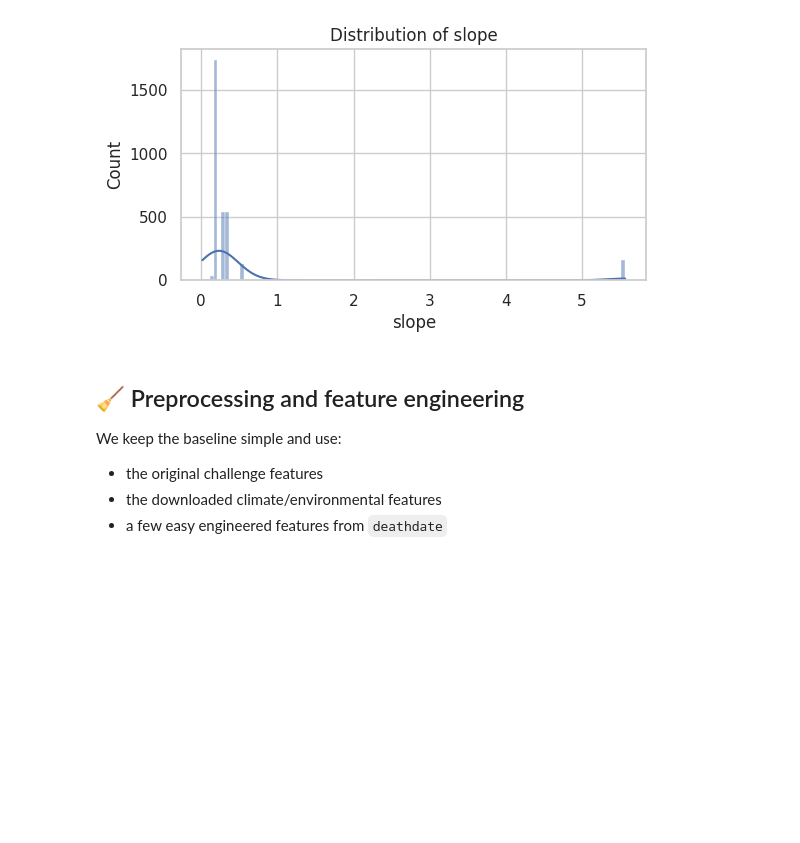
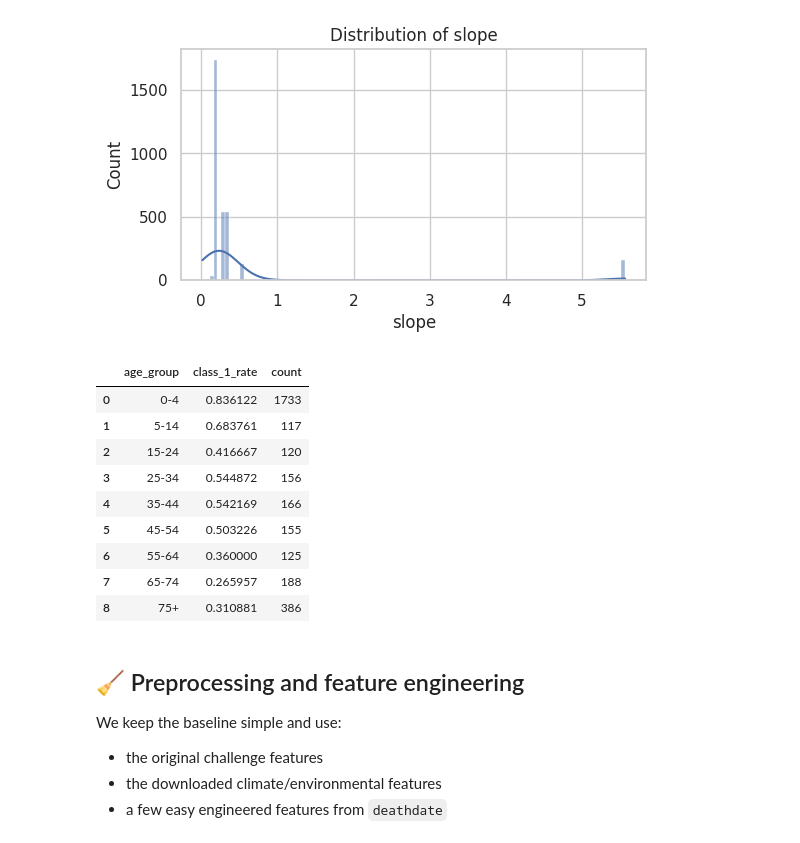
Before and after one commit to Henintsoaaa/climaite-health, a Jupyter notebook: climate_health_starter_notebook_.ipynb, the cells around one changed output. Cells and saved outputs as stored; diff of their text form; code cells hidden in the pictures; blank space fills up the shorter version.

```diff
--- a/climate_health_starter_notebook_.ipynb
+++ b/climate_health_starter_notebook_.ipynb
@@ -191,6 +191,38 @@ for col in features_to_plot:
 [figure]
 [figure]
 [figure]
+# %%
+# Taux de classe 1 par tranche d'âge
+age_bins = [0, 5, 15, 25, 35, 45, 55, 65, 75, np.inf]
+age_labels = ["0-4", "5-14", "15-24", "25-34", "35-44", "45-54", "55-64", "65-74", "75+"]
+
+age_analysis = train[["age", TARGET]].copy()
+age_analysis["age_group"] = pd.cut(
+    age_analysis["age"],
+    bins=age_bins,
+    labels=age_labels,
+    right=False
+)
+
+age_summary = (
+    age_analysis
+    .groupby("age_group", observed=False)[TARGET]
+    .agg(class_1_rate="mean", count="size")
+    .reset_index()
+)
+
+age_summary
+# %% [output]
+|  | age_group | class_1_rate | count |
+| 0 | 0-4 | 0.836122 | 1733 |
+| 1 | 5-14 | 0.683761 | 117 |
+| 2 | 15-24 | 0.416667 | 120 |
+| 3 | 25-34 | 0.544872 | 156 |
+| 4 | 35-44 | 0.542169 | 166 |
+| 5 | 45-54 | 0.503226 | 155 |
+| 6 | 55-64 | 0.360000 | 125 |
+| 7 | 65-74 | 0.265957 | 188 |
+| 8 | 75+ | 0.310881 | 386 |
 # %% [markdown]
 
 ## 🧹 Preprocessing and feature engineering
```
Also changed, not shown: parts of 13 cells of this notebook.
